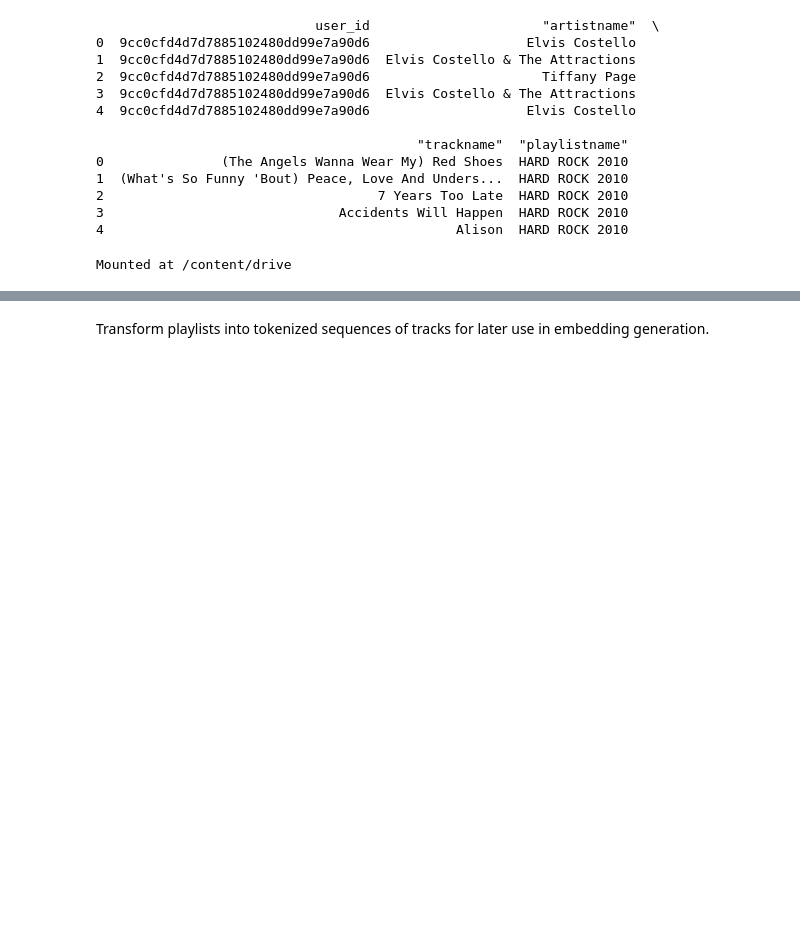
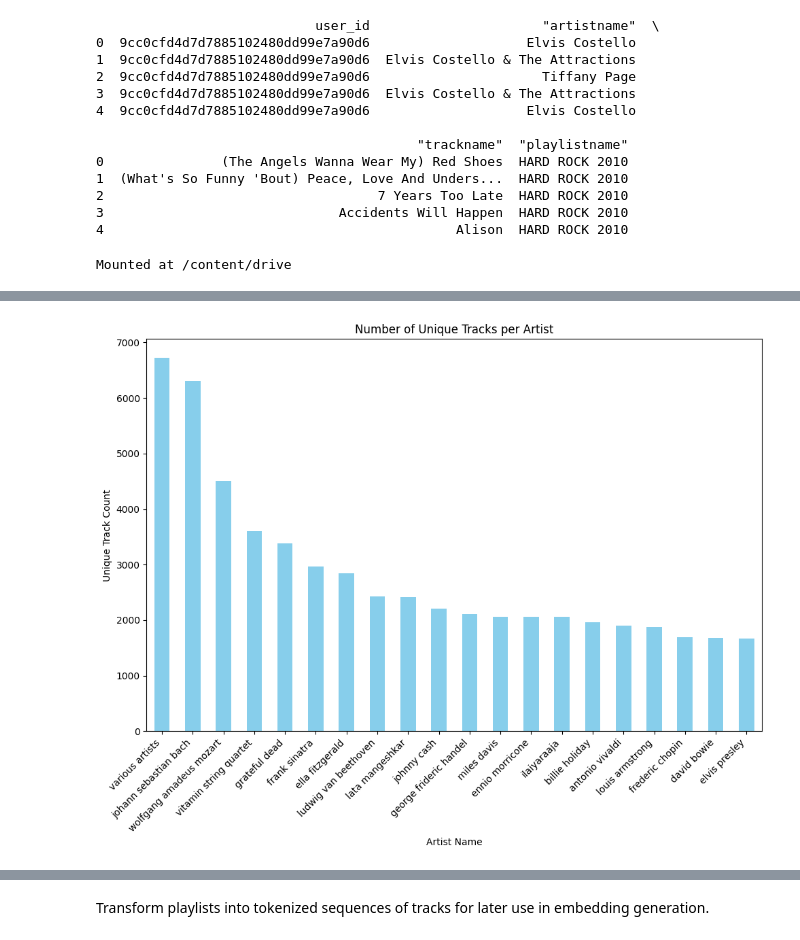
Before and after one commit to ortall0201/Spotify-Playlist-Recommender-System-Using-NLP, a Jupyter notebook: Manor/Spotify_playlist_EDA_Basic_Cleaning.ipynb, the cells around one changed output, grey strips where cells are left out. Cells and saved outputs as stored; diff of their text form; code cells hidden in the pictures; blank space fills up the shorter version.

```diff
--- a/Manor/Spotify_playlist_EDA_Basic_Cleaning.ipynb
+++ b/Manor/Spotify_playlist_EDA_Basic_Cleaning.ipynb
@@ -325,0 +249,11 @@ df_cleaned_final.columns = ['user_id', 'artist', 'track_name', 'playlist_name']
+# %%
+import pandas as pd
+
+# Unfortunately, you should download the file to your drive
+# file link: https://drive.google.com/file/d/1zTEsmlHihMUmWNw90VDIvnK5s8SvJgLH/view?usp=sharing
+# Then correct the file path accordingla
+
+from google.colab import drive
+drive.mount('/content/drive')
+df_cleaned_final = '/content/drive/My Drive/Colab Notebooks/Final Project/cleaned_step3.csv'
+df_cleaned_final = pd.read_csv(df_cleaned_final)
@@ -333,5 +280,0 @@ Number of unique users: 15913
-# %%
-# Number of unique songs
-df_cleaned_final['song'] = df_cleaned_final['artist'] + ' - ' + df_cleaned_final['track_name']
-unique_songs = df_cleaned_final['song'].nunique()
-print(f"Number of unique songs: {unique_songs}")
@@ -764,0 +335,7 @@ Filtered dataset saved with playlists capped at 500 tracks.
+# %%
+track_details_per_artist = df_cleaned_final.groupby('artist_name').agg({'song_name': ['nunique', list]})
+track_details_per_artist.columns = ['unique_song_count', 'song_names_list']
+
+# Sort in descending order (most songs first)
+sorted_by_song_count_desc = track_details_per_artist.sort_values(by='unique_song_count', ascending=False)
+sorted_by_song_count_desc.head(10)
@@ -764,0 +355,15 @@ Filtered dataset saved with playlists capped at 500 tracks.
+# %%
+from matplotlib import pyplot as plt
+
+# Plotting the sorted data
+plt.figure(figsize=(10, 8))  # You can adjust the figure size if needed
+sorted_by_song_count_desc['unique_song_count'].head(20).plot(kind='bar', color='skyblue')  # Plot top 20 artists
+
+plt.title('Number of Unique Tracks per Artist')
+plt.xlabel('Artist Name')
+plt.ylabel('Unique Track Count')
+plt.xticks(rotation=45, ha='right')  # Rotate x-axis labels for readability
+plt.tight_layout()  # Adjust layout to prevent clipping of labels
+plt.show()
+# %% [output]
+[figure, added]
```
Also changed, not shown: parts of 97 cells of this notebook.
